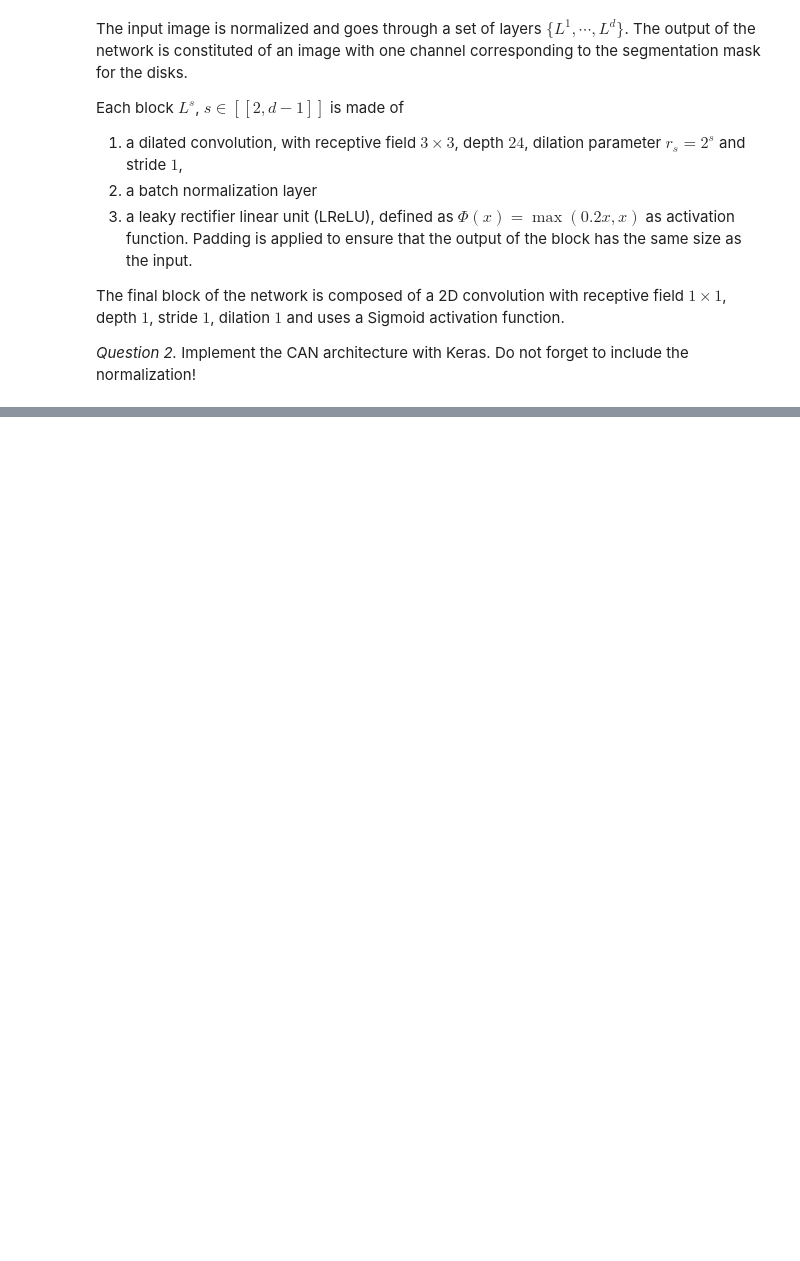
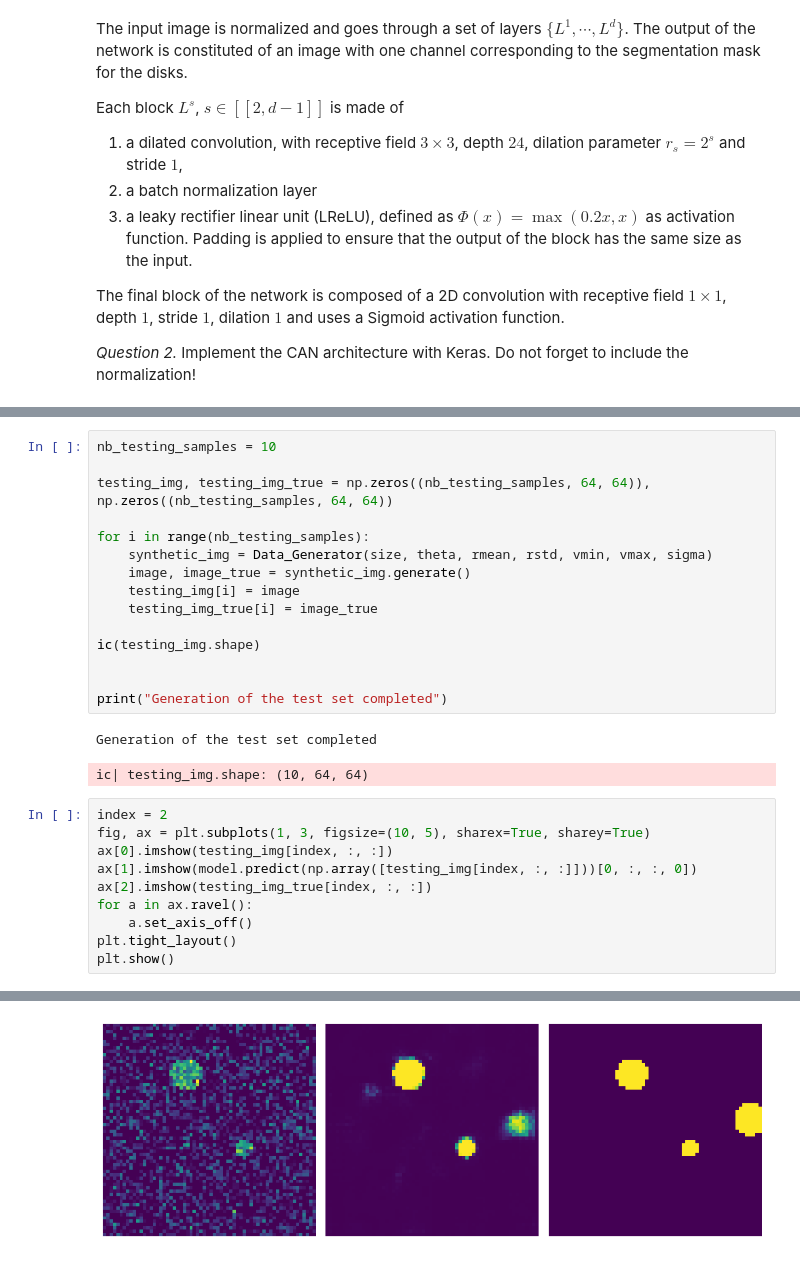
Before and after one commit to alice-ch/TP-convnets, a Jupyter notebook: convnets.ipynb, the cells around one changed output, grey strips where cells are left out. Drawn from its saved outputs; the diff is of its cells as text; blank space fills up the shorter version.

Commit message:
Q3 and testing sets generation fix

```diff
--- a/convnets.ipynb
+++ b/convnets.ipynb
@@ -228,0 +292,29 @@ Model: "functional_1"
+# %%
+nb_testing_samples = 10
+
+testing_img, testing_img_true = np.zeros((nb_testing_samples, 64, 64)), np.zeros((nb_testing_samples, 64, 64))
+
+for i in range(nb_testing_samples):
+    synthetic_img = Data_Generator(size, theta, rmean, rstd, vmin, vmax, sigma)
+    image, image_true = synthetic_img.generate()
+    testing_img[i] = image
+    testing_img_true[i] = image_true
+
+ic(testing_img.shape)
+
+
+print("Generation of the test set completed")
+# %% [output]
+Generation of the test set completed
+ic| testing_img.shape: (10, 64, 64)
+# %%
+index = 2
+fig, ax = plt.subplots(1, 3, figsize=(10, 5), sharex=True, sharey=True)
+ax[0].imshow(testing_img[index, :, :])
+ax[1].imshow(model.predict(np.array([testing_img[index, :, :]]))[0, :, :, 0])
+ax[2].imshow(testing_img_true[index, :, :])
+for a in ax.ravel():
+    a.set_axis_off()
+plt.tight_layout()
+plt.show()
+# %% [output]
@@ -228,0 +322 @@ Model: "functional_1"
+[figure, added]
```
Also changed, not shown: parts of 12 cells of this notebook.
